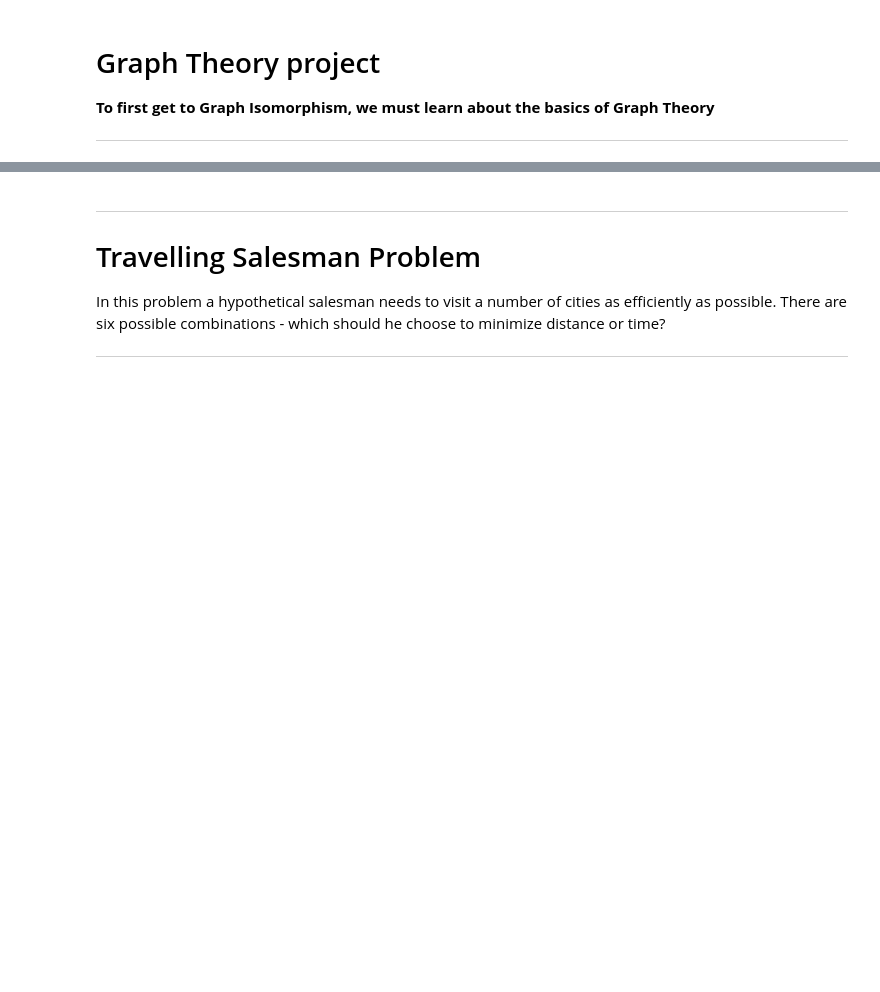
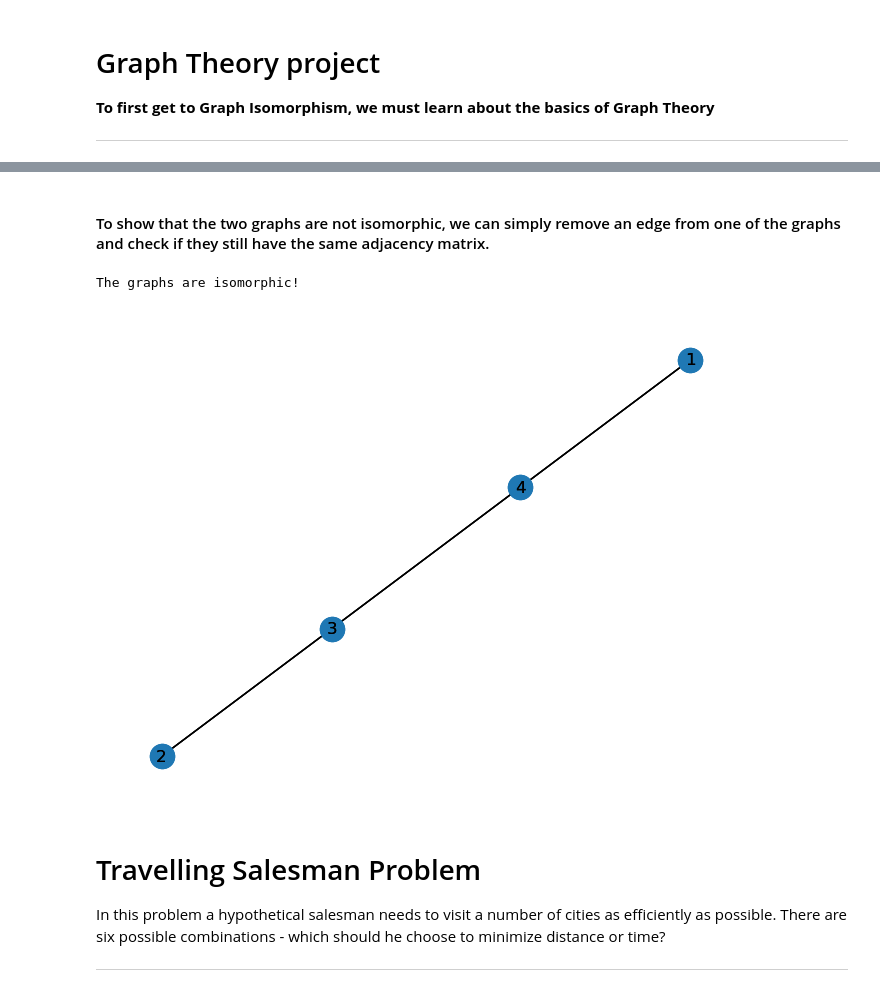
Before and after one commit to EoinieLawless/GraphTheoryProject, a Jupyter notebook: ProjectWork/Graph-isomorphism.ipynb, the cells around one changed output, grey strips where cells are left out. Drawn from its saved outputs; the diff is of its cells as text; code cells hidden in the pictures; blank space fills up the shorter version.

```diff
--- a/ProjectWork/Graph-isomorphism.ipynb
+++ b/ProjectWork/Graph-isomorphism.ipynb
@@ -78,5 +118,48 @@ In Python, tuples are created by enclosing the elements in parentheses, separate
+# %% [markdown]
+#### To show that the two graphs are not isomorphic, we can simply remove an edge from one of the graphs and check if they still have the same adjacency matrix.
+# %%
+import networkx as nx
+import matplotlib.pyplot as plt
+import numpy as np
+import itertools
+
+# Define the graphs
+G1 = nx.Graph([(1,2),(2,3),(3,4),(4,1)])
+G2 = nx.Graph([(1,4),(1,2),(2,3),(3,4)])
+
+# Define the adjacency matrices
+A1 = nx.to_numpy_array(G1)
+A2 = nx.to_numpy_array(G2)
+
+# Define the permutation function
+def permute_matrix(A, perm):
+    return A[np.ix_(perm, perm)]
+
+# Remove an edge from G1
+G1.remove_edge(1, 2)
+
+# Check if the two graphs are isomorphic
+for perm in itertools.permutations(range(len(G1.nodes))):
+    if np.array_equal(permute_matrix(A1, perm), A2):
+        print("The graphs are isomorphic!")
+        # Draw the graphs
+        pos = nx.spring_layout(G1)
+        nx.draw(G1, pos=pos, with_labels=True)
+        nx.draw(G2, pos=pos, with_labels=True)
+        plt.show()
+        break
+else:
+    print("The graphs are not isomorphic.")
+    # Draw the graphs
+    pos = nx.spring_layout(G1)
+    nx.draw(G1, pos=pos, with_labels=True)
+    nx.draw(G2, pos=pos, with_labels=True)
+    plt.show()
+# %% [output]
+The graphs are isomorphic!
+[figure, added]
 # %% [markdown]
-***
+
 # Travelling Salesman Problem
 
 In this problem a hypothetical salesman needs to visit a number of cities as efficiently as possible. There are six possible combinations - which should he choose to minimize distance or time?
```
Also changed, not shown: parts of 8 cells of this notebook, 5 other files.
